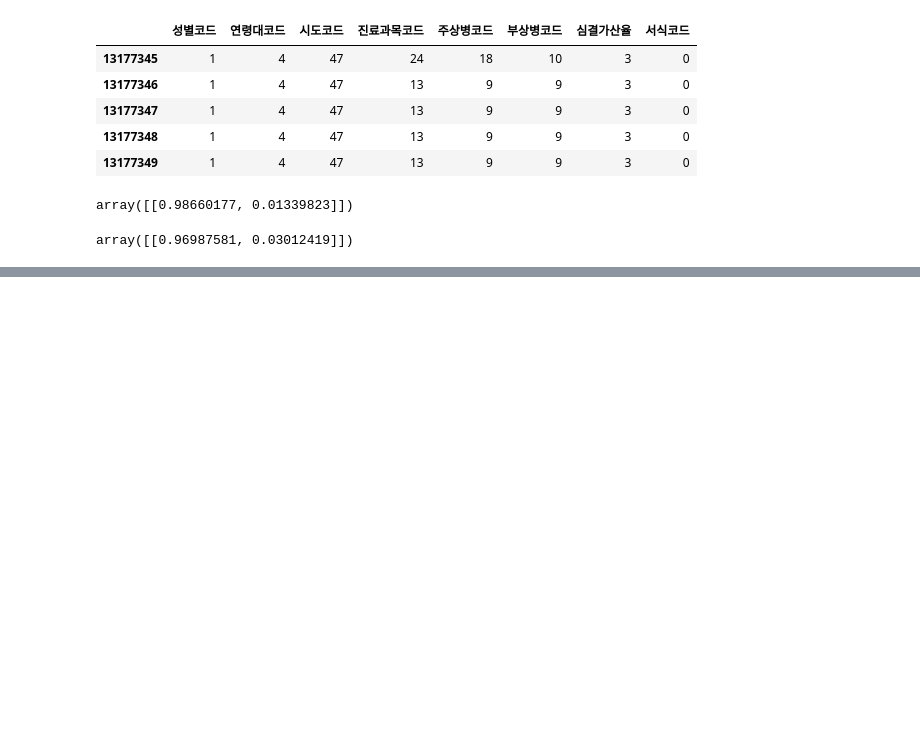
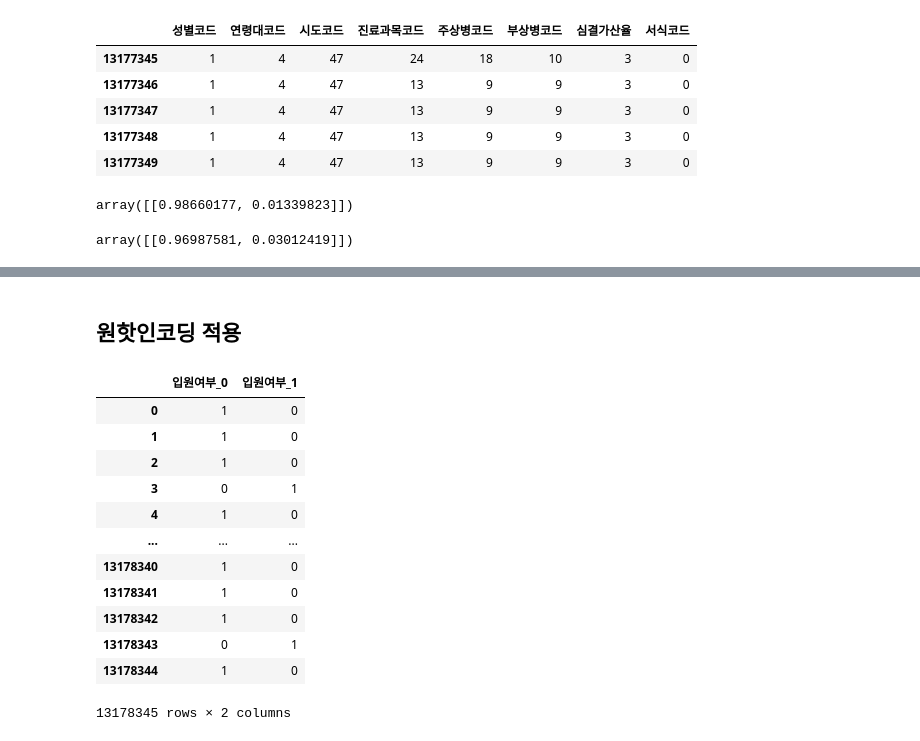
Before and after one commit to Data-PPOGAEGI/Project-1, a Jupyter notebook: 김용국/공용소스코드 종합용[김용국].ipynb, the cells around one changed output, grey strips where cells are left out. Drawn from its saved outputs; the diff is of its cells as text; code cells hidden in the pictures; blank space fills up the shorter version.

```diff
--- a/김용국/공용소스코드 종합용[김용국].ipynb
+++ b/김용국/공용소스코드 종합용[김용국].ipynb
@@ -476,0 +582,18 @@ array([[0.96987581, 0.03012419]])
+# %% [markdown]
+## 원핫인코딩 적용
+# %%
+pd.get_dummies(df_train['서식코드'], prefix = '입원여부')
+# %% [output]
+|  | 입원여부_0 | 입원여부_1 |
+| 0 | 1 | 0 |
+| 1 | 1 | 0 |
+| 2 | 1 | 0 |
+| 3 | 0 | 1 |
+| 4 | 1 | 0 |
+| ... | ... | ... |
+| 13178340 | 1 | 0 |
+| 13178341 | 1 | 0 |
+| 13178342 | 1 | 0 |
+| 13178343 | 0 | 1 |
+| 13178344 | 1 | 0 |
+13178345 rows × 2 columns
```
Also changed, not shown: parts of 30 cells of this notebook.
